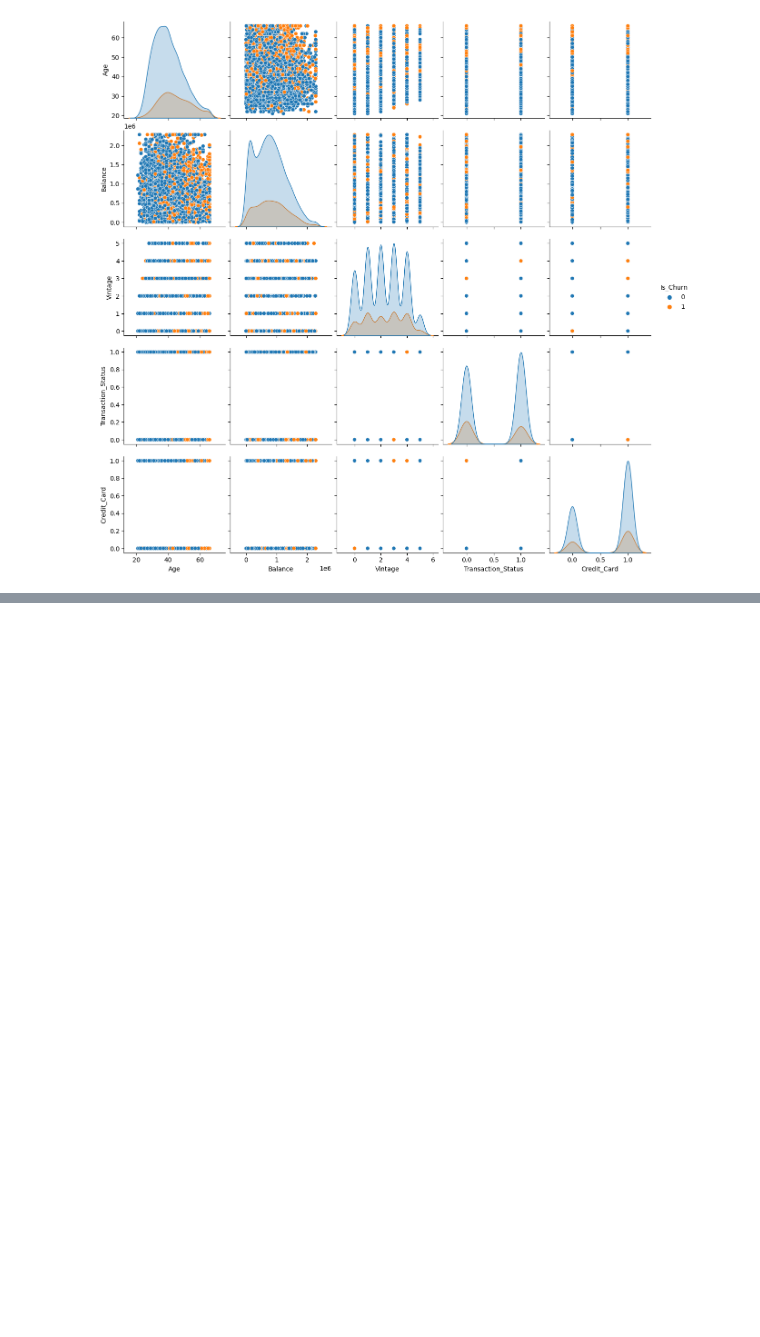
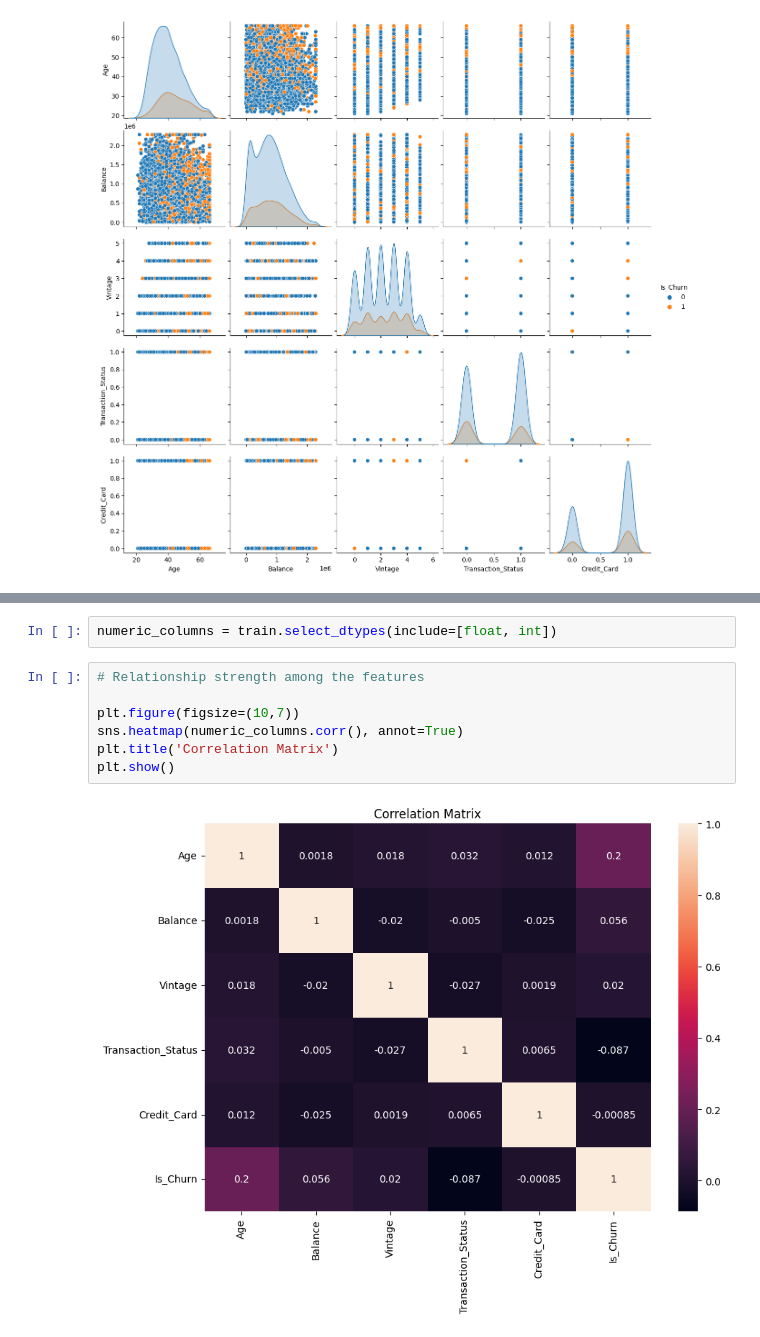
Before and after one commit to franchiseBoyz/CustomerChurnRate, a Jupyter notebook: notebook.ipynb, the cells around one changed output, grey strips where cells are left out. Drawn from its saved outputs; the diff is of its cells as text; blank space fills up the shorter version.

Commit message:
correlation matrix

```diff
--- a/notebook.ipynb
+++ b/notebook.ipynb
@@ -350,0 +382,11 @@ plt.show()
+# %%
+numeric_columns = train.select_dtypes(include=[float, int])
+# %%
+# Relationship strength among the features
+
+plt.figure(figsize=(10,7))
+sns.heatmap(numeric_columns.corr(), annot=True)
+plt.title('Correlation Matrix')
+plt.show()
+# %% [output]
+[figure, added]
```
Also changed, not shown: parts of 12 cells of this notebook.
